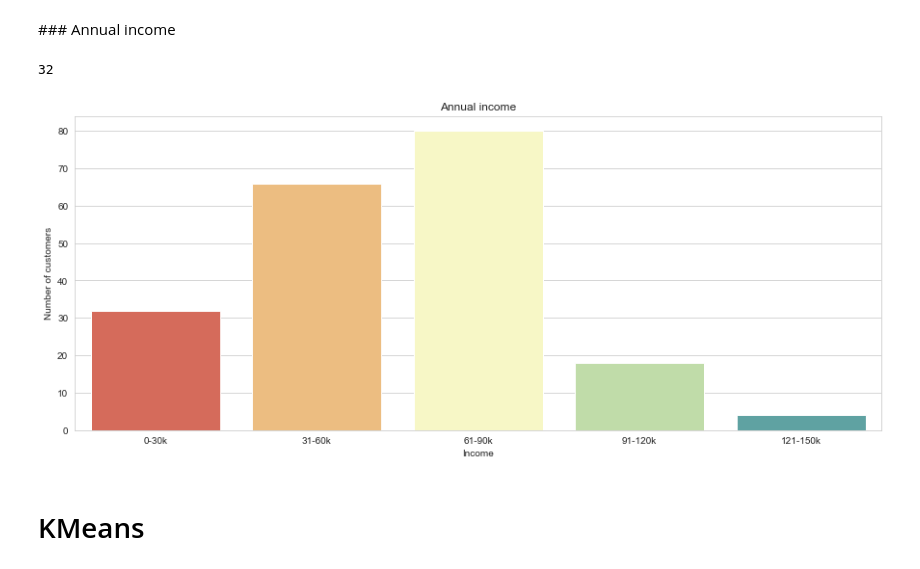
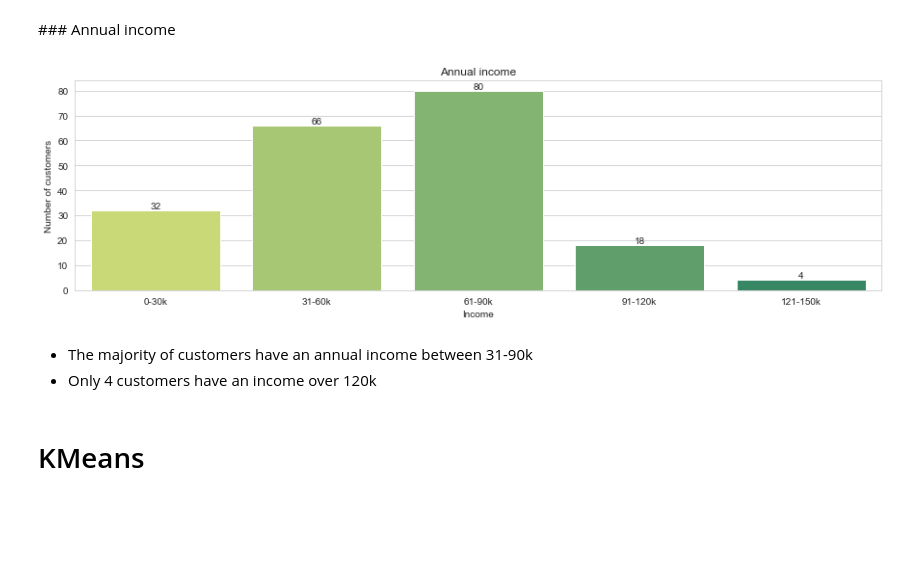
Before and after one commit to mlyngholm/mall, a Jupyter notebook: Customer segmentation.ipynb, the cells around one changed output. Drawn from its saved outputs; the diff is of its cells as text; code cells hidden in the pictures; blank space fills up the shorter version.

```diff
--- a/Customer segmentation.ipynb
+++ b/Customer segmentation.ipynb
@@ -97,8 +98,8 @@ for cols in ["Age", "Annual Income (k$)", "Spending Score (1-100)"]:
     plt.subplot(1,3,n)
     sns.set_style("whitegrid")
     plt.subplots_adjust(hspace=0.3, wspace=0.3)
-    sns.violinplot(x = cols, y = "Gender", data=df, palette='mako')
-    plt.title(f"Violin plot - Gender - {cols}")
+    sns.violinplot(x = cols, y = "Gender", data=df, palette='summer_r')
+    plt.title(f"Violin plot: Gender - {cols}")
 
 plt.show()
 # %% [output]
@@ -160,27 +173,26 @@ plt.show()
 ### Annual income
 # %%
 ai0_30 = df["Annual Income (k$)"][(df["Annual Income (k$)"] >= 0) & (df["Annual Income (k$)"] <= 30)]
-
-
 ai31_60 = df["Annual Income (k$)"][(df["Annual Income (k$)"] >= 31) & (df["Annual Income (k$)"] <= 60)]
 ai61_90 = df["Annual Income (k$)"][(df["Annual Income (k$)"] >= 61) & (df["Annual Income (k$)"] <= 90)]
 ai91_120 = df["Annual Income (k$)"][(df["Annual Income (k$)"] >= 91) & (df["Annual Income (k$)"] <= 120)]
 ai121_150 = df["Annual Income (k$)"][(df["Annual Income (k$)"] >= 121) & (df["Annual Income (k$)"] <= 150)]
-len(ai0_30.values)
-# %% [output]
-32
 # %%
 aix = ["0-30k", "31-60k", "61-90k", "91-120k", "121-150k"]
 aiy = [len(ai0_30.values), len(ai31_60.values), len(ai61_90.values), len(ai91_120.values), len(ai121_150.values)]
 
-plt.figure(figsize=(15,6))
-sns.barplot(x=aix, y=aiy, palette="Spectral")
+plt.figure(figsize=(15,4))
+ax = sns.barplot(x=aix, y=aiy, palette="summer_r")
+ax.bar_label(ax.containers[0])
 plt.title("Annual income")
 plt.xlabel("Income")
 plt.ylabel("Number of customers")
 plt.show()
 # %% [output]
-[figure, old version]
+[figure, new version]
+# %% [markdown]
+- The majority of customers have an annual income between 31-90k
+- Only 4 customers have an income over 120k
 # %% [markdown]
 # KMeans
 # %%
```
Also changed, not shown: parts of 25 cells of this notebook.
